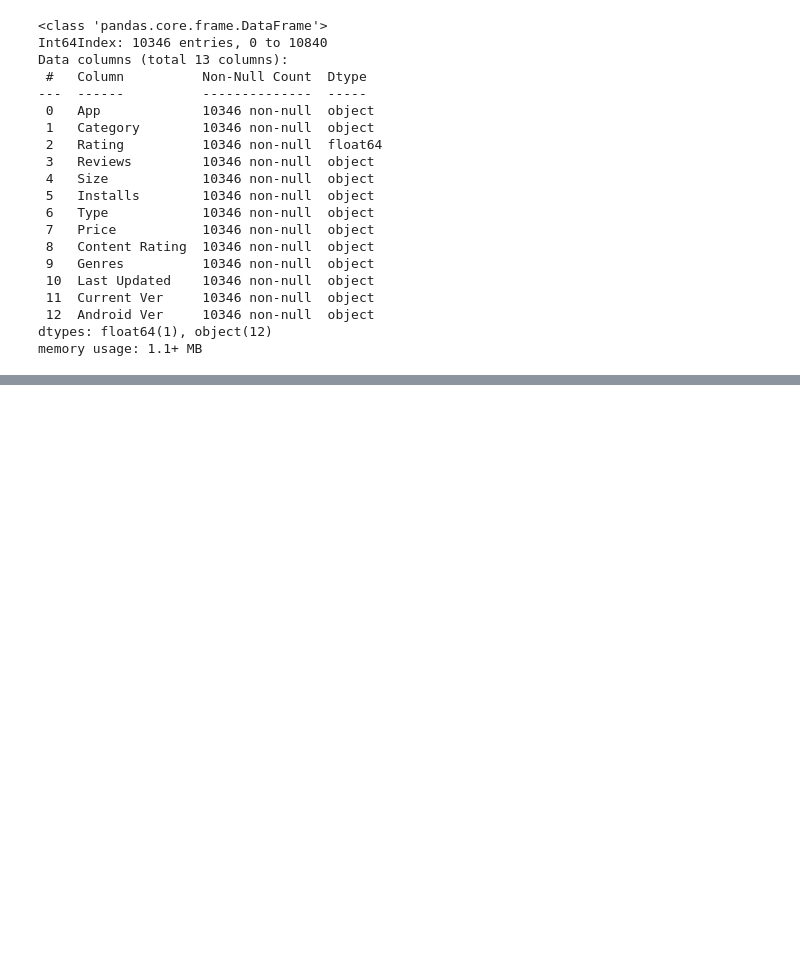
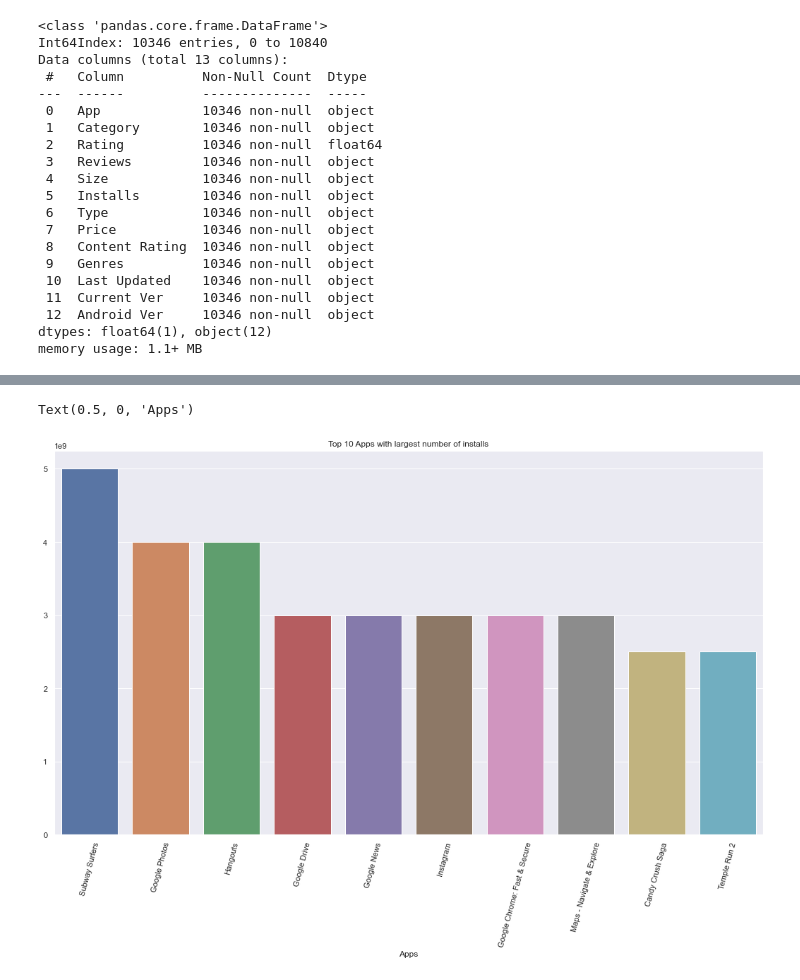
Before and after one commit to nguyengoc16/DataScience, a Jupyter notebook: GGplaystore-checkpoint.ipynb, the cells around one changed output, grey strips where cells are left out. Cells and saved outputs as stored; diff of their text form; code cells hidden in the pictures; blank space fills up the shorter version.

```diff
--- a/GGplaystore-checkpoint.ipynb
+++ b/GGplaystore-checkpoint.ipynb
@@ -183,0 +218,4 @@ google_data.describe()
+# %%
+#apps with most installs
+max_app_installs = google_data.groupby('App')[['Installs']].sum().sort_values('Installs', ascending=False).head(10)
+max_app_installs
@@ -183,0 +235,11 @@ google_data.describe()
+# %%
+plt.figure(figsize=(18,10))
+sns.barplot(max_app_installs.index, max_app_installs.Installs)
+
+plt.title('Top 10 Apps with largest number of installs')
+plt.xticks(rotation=75)
+plt.ylabel(None)
+plt.xlabel('Apps')
+# %% [output]
+Text(0.5, 0, 'Apps')
+[figure, added]
```
Also changed, not shown: parts of 11 cells of this notebook.
